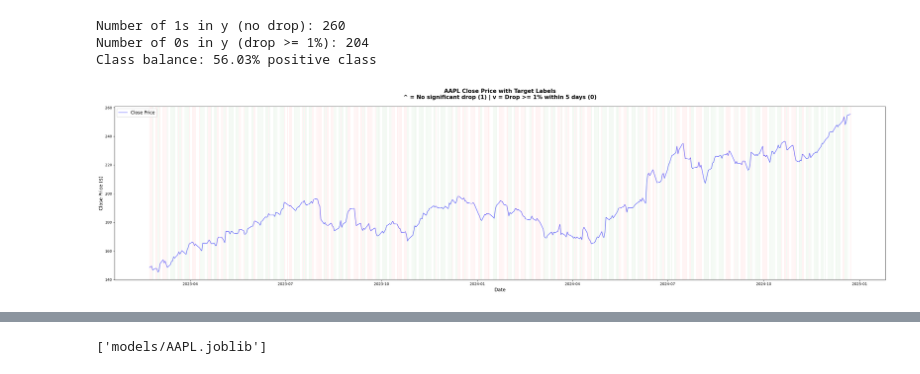
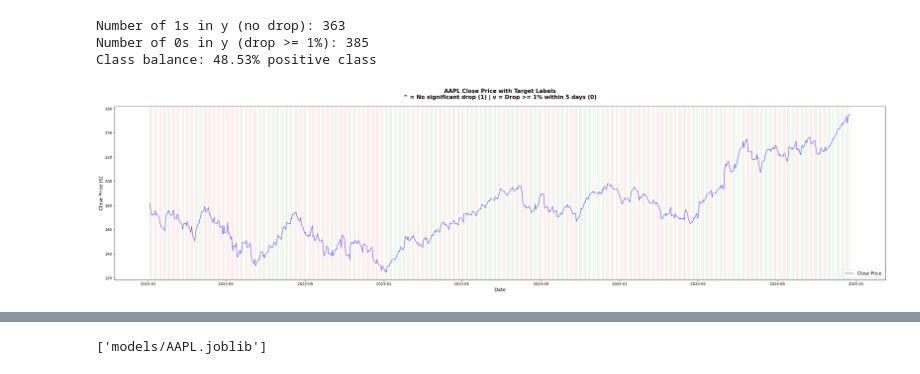
Before and after one commit to UniAlessioM/MarGui-Project, a Jupyter notebook: BinaryClassification.ipynb, the cells around one changed output, grey strips where cells are left out. Saved outputs shown, nothing was run; the diff lists cells and outputs as text; code cells hidden in the pictures.

```diff
--- a/BinaryClassification.ipynb
+++ b/BinaryClassification.ipynb
@@ -10,6 +10,10 @@ import xgboost as xgb
 from sklearn.model_selection import train_test_split
 # %%
 stock = "AAPL"
+TimeSplit_up = "2025-01-01"
+TimeSplit_down = "2022-01-01"
+start_dt = pd.to_datetime(TimeSplit_down)
+end_dt = pd.to_datetime(TimeSplit_up)
 
 df = pd.read_csv(
     f"csv/{stock}_indicators.csv",
@@ -17,6 +21,8 @@ df = pd.read_csv(
     parse_dates=[0],    # parse it as datetime
     date_format="ISO8601" #Specify date format
 )
+
+df = df[(df.index >= start_dt)&(df.index <= end_dt)]
 
 X = df.copy()
 
@@ -51,37 +57,37 @@ print("Number of 0s in y (drop >= 1%):", (y == 0).sum())
 print(f"Class balance: {(y == 1).sum() / len(y) * 100:.2f}% positive class")
 
 plt.figure(figsize=(30, 8))
 
 # Plot close prices
 plt.plot(df.index, df['Close'], label='Close Price', color='blue', alpha=0.6, linewidth=1.5)
 
 # Add markers for predictions with more spacing
 ones = df[df['Target'] == 1]
 zeros = df[df['Target'] == 0]
 
 # Plot vertical lines for each day
 for idx in df.index:
     if df.loc[idx, 'Target'] == 1:
         plt.axvline(x=idx, color='green', alpha=0.15, linewidth=0.8, linestyle='-')
     else:
         plt.axvline(x=idx, color='red', alpha=0.15, linewidth=0.8, linestyle='-')
 
 # Add markers on top
 #plt.scatter(ones.index, ones['Close'], marker='^', color='green', s=60, label='No Drop (1)', alpha=0.8, edgecolors='darkgreen', linewidths=1.5, zorder=5)
 #plt.scatter(zeros.index, zeros['Close'], marker='v', color='red', s=60, label='Drop >= 1% (0)', alpha=0.8, edgecolors='darkred', linewidths=1.5, zorder=5)
 
 plt.xlabel('Date', fontsize=13)
 plt.ylabel('Close Price ($)', fontsize=13)
 plt.title(f'{stock} Close Price with Target Labels\n^ = No significant drop (1) | v = Drop >= 1% within 5 days (0)',
           fontsize=15, fontweight='bold', pad=20)
 plt.legend(fontsize=12, loc='best')
 plt.tight_layout()
 plt.show()
 # %% [output]
-Number of 1s in y (no drop): 260
-Number of 0s in y (drop >= 1%): 204
-Class balance: 56.03% positive class
+Number of 1s in y (no drop): 363
+Number of 0s in y (drop >= 1%): 385
+Class balance: 48.53% positive class
-[figure, old version]
+[figure, new version]
 # %%
 #Scaling
 scaler = StandardScaler()
```
Also changed, not shown: parts of 6 cells of this notebook, 5 other files.
